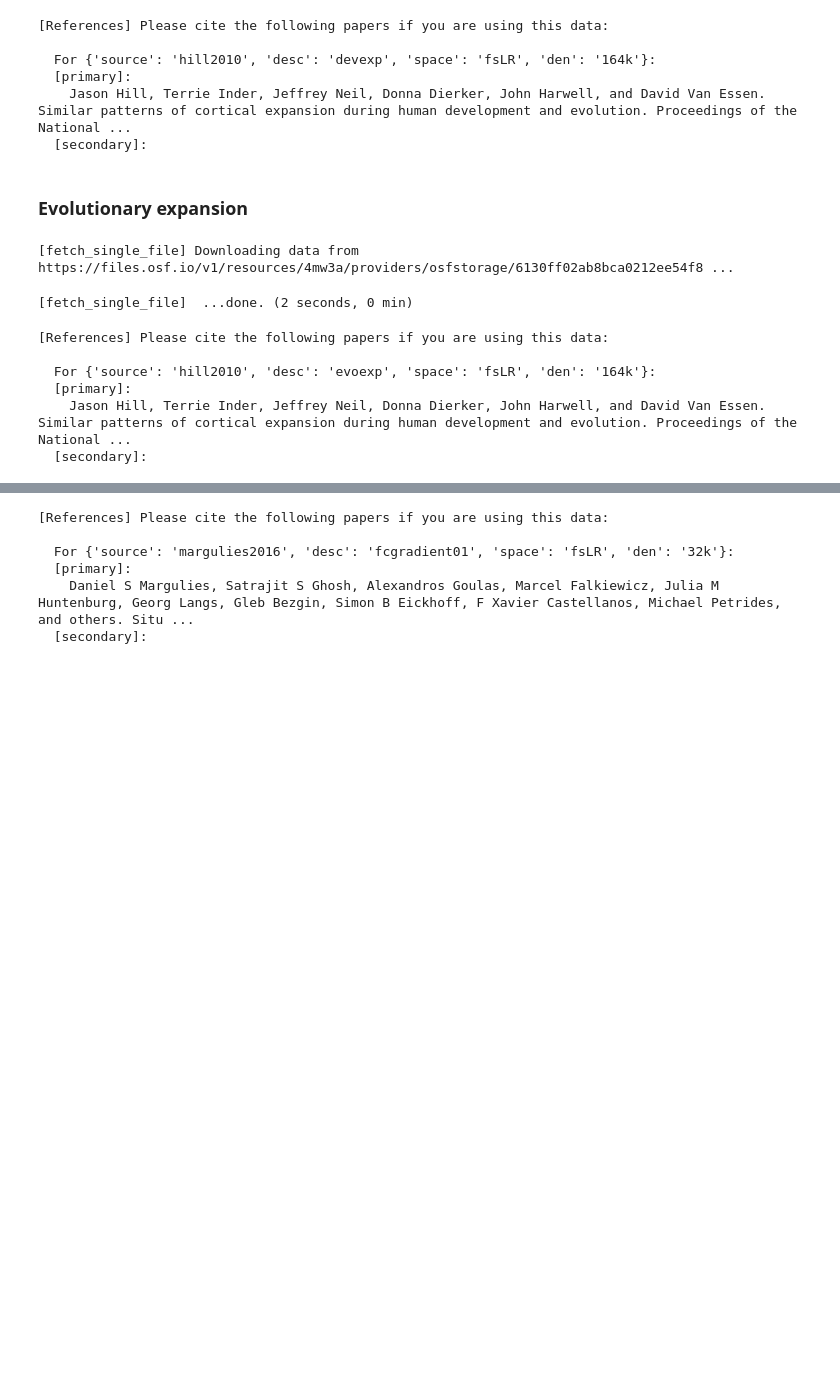
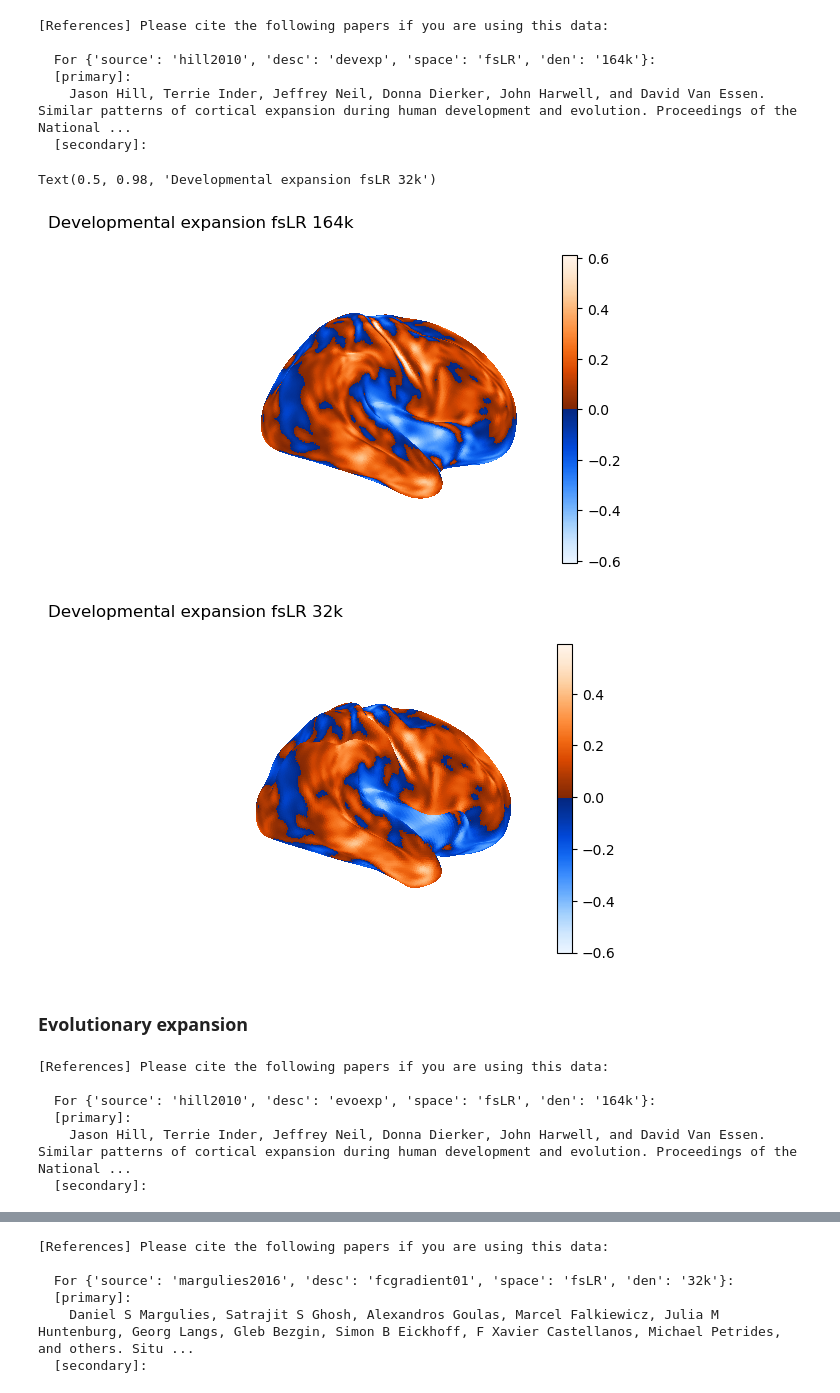
Before and after one commit to katrinasuherman/neuromaps-schizophrenia-thinning, a Jupyter notebook: transformations.ipynb, the cells around one changed output, grey strips where cells are left out. Cells and saved outputs as stored; diff of their text form; code cells hidden in the pictures; blank space fills up the shorter version.

```diff
--- a/transformations.ipynb
+++ b/transformations.ipynb
@@ -202,18 +350,33 @@ devexp_fsLR = fslr_to_fslr(devexp, '32k', hemi='R')
   [primary]:
     Jason Hill, Terrie Inder, Jeffrey Neil, Donna Dierker, John Harwell, and David Van Essen. Similar patterns of cortical expansion during human development and evolution. Proceedings of the National ...
   [secondary]:
+# %%
+fig5, cbar5 = plot_surf_lateral_only(
+    devexp, template='fsLR', density='164k', hemi='R',
+    cmap='blue_orange', colorbar='shared', cbar_location='right', wspace=0.18,
+    vmin=-0.61, vmax=0.61
+)
+fig5.suptitle('Developmental expansion fsLR 164k', y=0.98)
+
+fig6, cbar6 = plot_surf_lateral_only(
+    devexp_fsLR, template='fsLR', density='32k', hemi='R',
+    cmap='blue_orange', colorbar='shared', cbar_location='right', wspace=0.18,
+    vmin=-0.6, vmax=0.59
+)
+fig6.suptitle('Developmental expansion fsLR 32k', y=0.98)
+# %% [output]
+Text(0.5, 0.98, 'Developmental expansion fsLR 32k')
+[figure, added]
+[figure, added]
 # %% [markdown]
 ### Evolutionary expansion
 # %%
 evoexp = fetch_annotation(source='hill2010', desc='evoexp', space='fsLR', den='164k')
-evoexp_fsLR32k = evoexp
+evoexp_fsLR32k = fslr_to_fslr(evoexp, '32k', hemi='R')
 # %% [output]
-[fetch_single_file] Downloading data from
-https://files.osf.io/v1/resources/4mw3a/providers/osfstorage/6130ff02ab8bca0212ee54f8 ...
+[References] Please cite the following papers if you are using this data:
+
+  For {'source': 'hill2010', 'desc': 'evoexp', 'space': 'fsLR', 'den': '164k'}:
+  [primary]:
+    Jason Hill, Terrie Inder, Jeffrey Neil, Donna Dierker, John Harwell, and David Van Essen. Similar patterns of cortical expansion during human development and evolution. Proceedings of the National ...
+  [secondary]:
-[fetch_single_file]  ...done. (2 seconds, 0 min)
-[References] Please cite the following papers if you are using this data:
-
-  For {'source': 'hill2010', 'desc': 'evoexp', 'space': 'fsLR', 'den': '164k'}:
-  [primary]:
-    Jason Hill, Terrie Inder, Jeffrey Neil, Donna Dierker, John Harwell, and David Van Essen. Similar patterns of cortical expansion during human development and evolution. Proceedings of the National ...
-  [secondary]:
```
Also changed, not shown: parts of 17 cells of this notebook, 1 other file.
